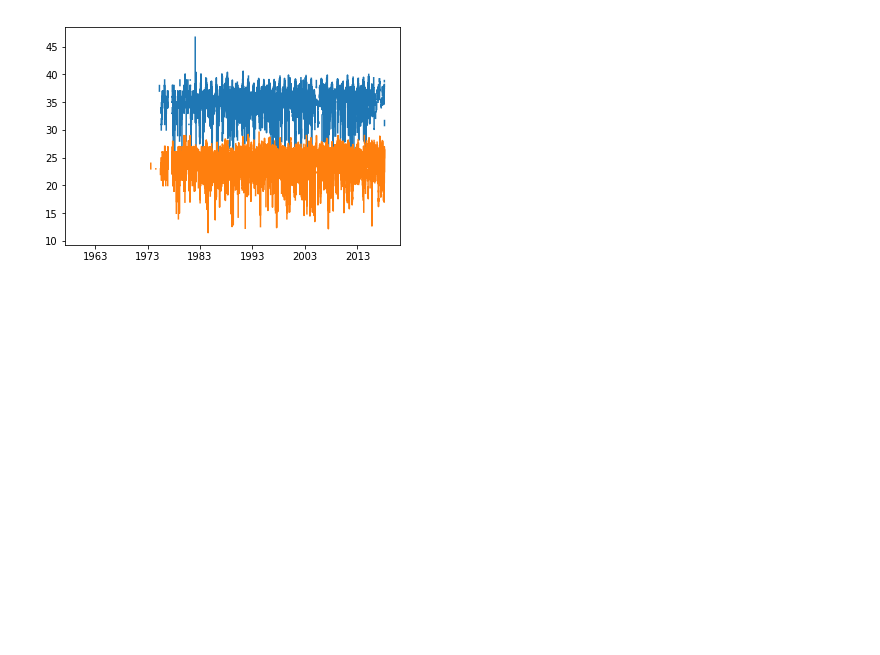
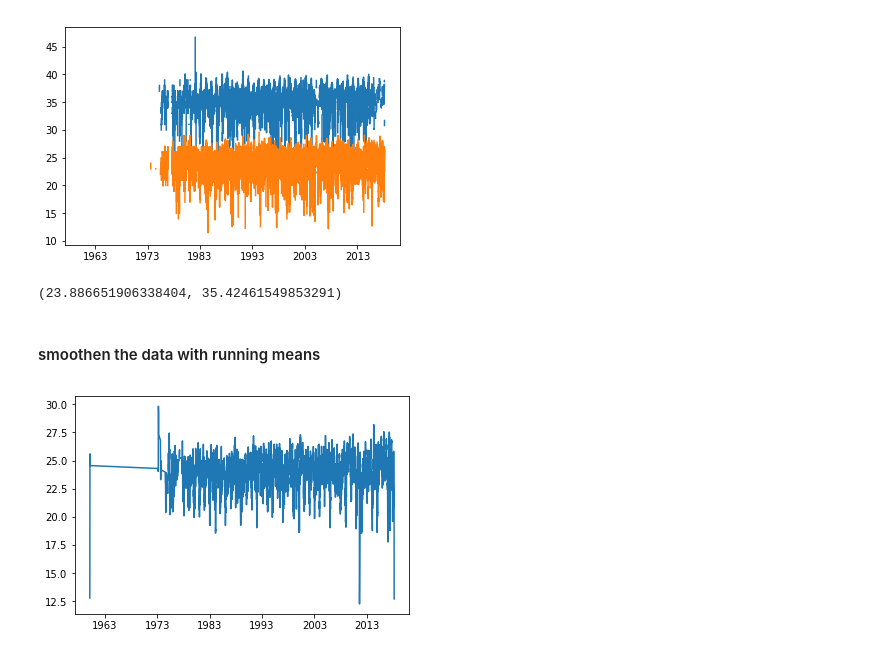
Before and after one commit to 4bic/learn_code, a Jupyter notebook: python:Data Analysis/weather data and numpy.ipynb, the cells around one changed output. Drawn from its saved outputs; the diff is of its cells as text; code cells hidden in the pictures; blank space fills up the shorter version.

Commit message:
plot all stations with smothing

```diff
--- a/python:Data Analysis/weather data and numpy.ipynb
+++ b/python:Data Analysis/weather data and numpy.ipynb
@@ -168,8 +166,8 @@ def getobs(filename, obs):
     data['value'][data['value'] == -999.9] = np.nan
     return data
 # %%
-lodwar_tmax = getobs('datasets_ke/KE000063612.dly', 'TMAX')
-lodwar_tmin = getobs('datasets_ke/KE000063612.dly', 'TMIN')
+lodwar_tmax = getobs('KE000063612.dly', 'TMAX')
+lodwar_tmin = getobs('KE000063612.dly', 'TMIN')
 # %%
 plt.plot(lodwar_tmax['date'], lodwar_tmax['value'])
 plt.plot(lodwar_tmin['date'], lodwar_tmin['value'])
@@ -178,0 +188,15 @@ plt.plot(lodwar_tmin['date'], lodwar_tmin['value'])
+# %%
+np.mean(lodwar_tmin['value']), np.mean(lodwar_tmax['value'])
+# %% [output]
+(23.886651906338404, 35.42461549853291)
+# %% [markdown]
+#### smoothen the data with running means
+# %%
+def plot_smothed(t, win=10):
+    smothed = np.correlate(t['value'], np.ones(win)/win,'same')
+
+    plt.plot(t['date'], smothed)
+# %%
+plot_smothed(lodwar_tmin)
+# %% [output]
+[figure, added]
```
Also changed, not shown: parts of 12 cells of this notebook, 10 other files.
